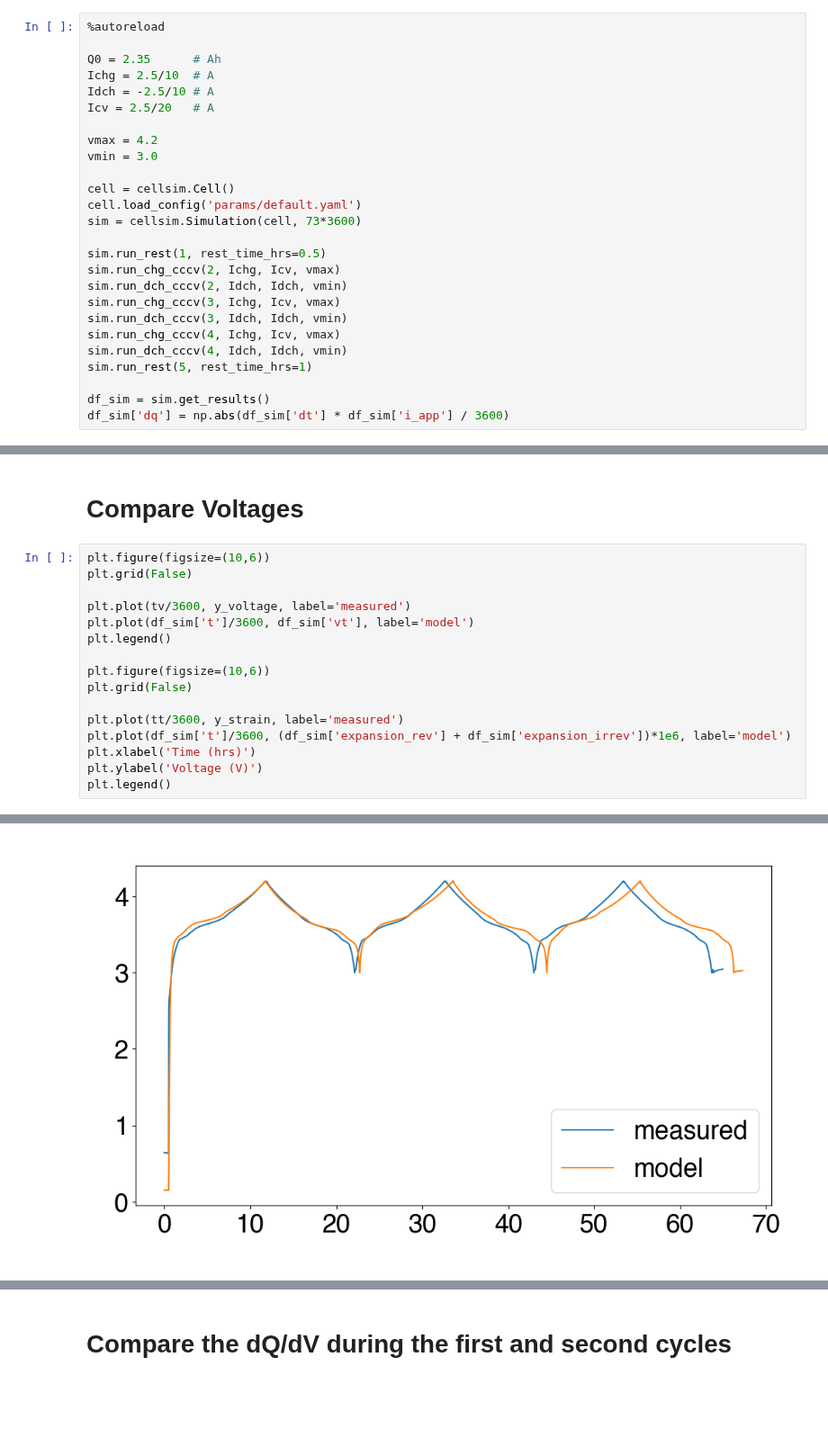
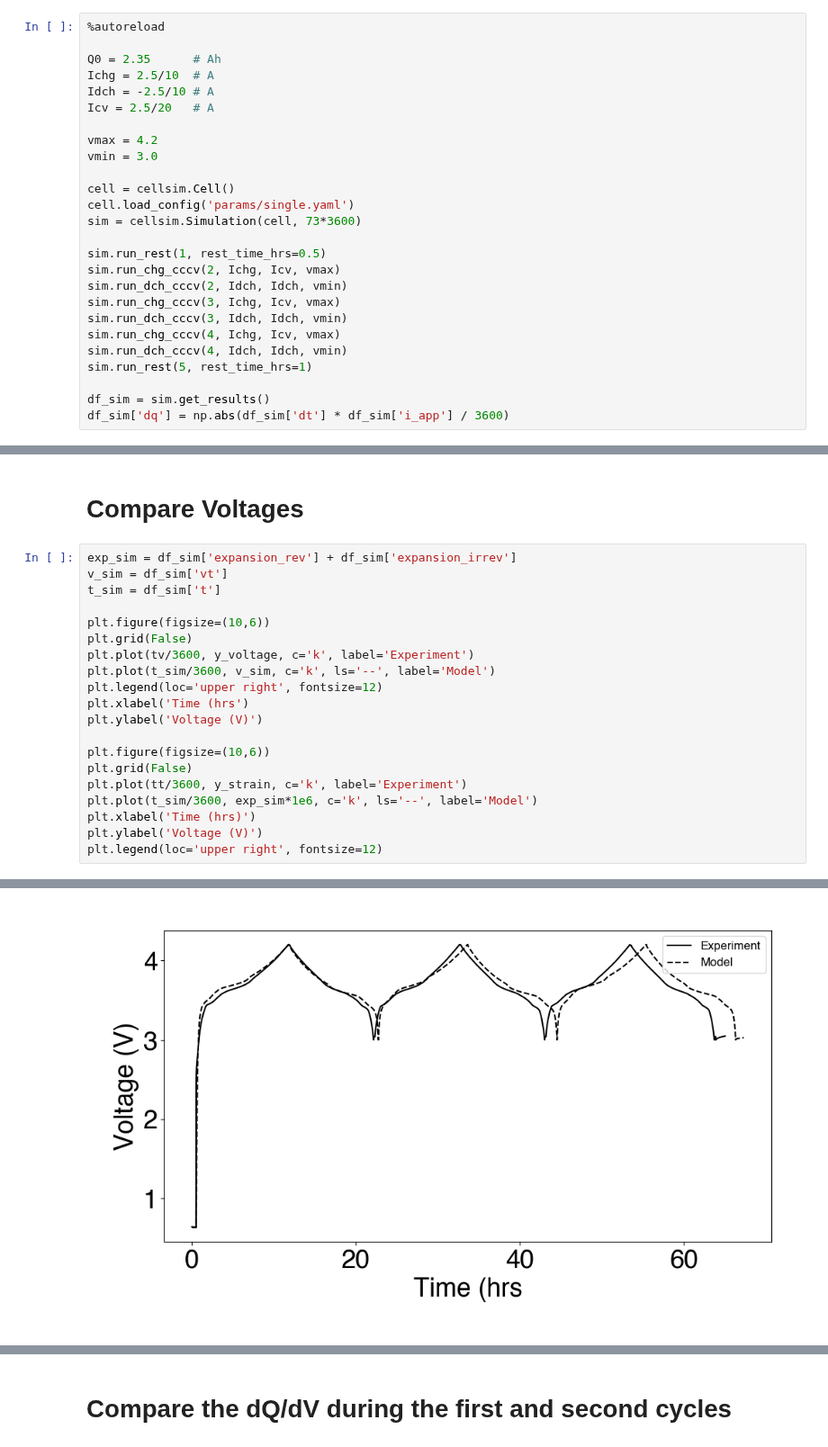
Before and after one commit to wengandrew/formation-modeling, a Jupyter notebook: notebooks/2023_04_30_model_vs_measured.ipynb, the cells around one changed output, grey strips where cells are left out. Shown at 90% size. Cells and saved outputs as stored; diff of their text form; blank space fills up the shorter version.

```diff
--- a/notebooks/2023_04_30_model_vs_measured.ipynb
+++ b/notebooks/2023_04_30_model_vs_measured.ipynb
@@ -168,7 +165,7 @@ vmax = 4.2
 vmin = 3.0
 
 cell = cellsim.Cell()
-cell.load_config('params/default.yaml')
+cell.load_config('params/single.yaml')
 sim = cellsim.Simulation(cell, 73*3600)
 
 sim.run_rest(1, rest_time_hrs=0.5)
@@ -198,21 +195,25 @@ sim.plot()
 # %% [markdown]
 # Compare Voltages
 # %%
-plt.figure(figsize=(10,6))
-plt.grid(False)
-
-plt.plot(tv/3600, y_voltage, label='measured')
-plt.plot(df_sim['t']/3600, df_sim['vt'], label='model')
-plt.legend()
+exp_sim = df_sim['expansion_rev'] + df_sim['expansion_irrev']
+v_sim = df_sim['vt']
+t_sim = df_sim['t']
 
 plt.figure(figsize=(10,6))
 plt.grid(False)
+plt.plot(tv/3600, y_voltage, c='k', label='Experiment')
+plt.plot(t_sim/3600, v_sim, c='k', ls='--', label='Model')
+plt.legend(loc='upper right', fontsize=12)
+plt.xlabel('Time (hrs')
+plt.ylabel('Voltage (V)')
 
-plt.plot(tt/3600, y_strain, label='measured')
-plt.plot(df_sim['t']/3600, (df_sim['expansion_rev'] + df_sim['expansion_irrev'])*1e6, label='model')
+plt.figure(figsize=(10,6))
+plt.grid(False)
+plt.plot(tt/3600, y_strain, c='k', label='Experiment')
+plt.plot(t_sim/3600, exp_sim*1e6, c='k', ls='--', label='Model')
 plt.xlabel('Time (hrs)')
 plt.ylabel('Voltage (V)')
-plt.legend()
+plt.legend(loc='upper right', fontsize=12)
 # %% [output]
 <matplotlib.legend.Legend at 0x...>
-[figure, old version]
+[figure, new version]
```
Also changed, not shown: parts of 13 cells of this notebook, 3 other files.
